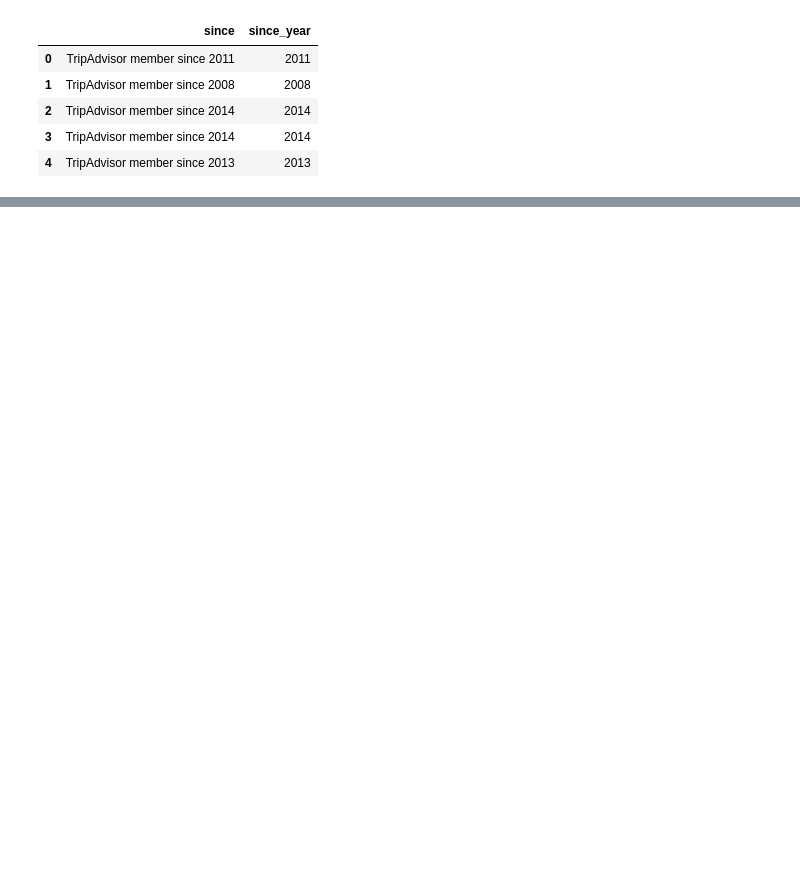
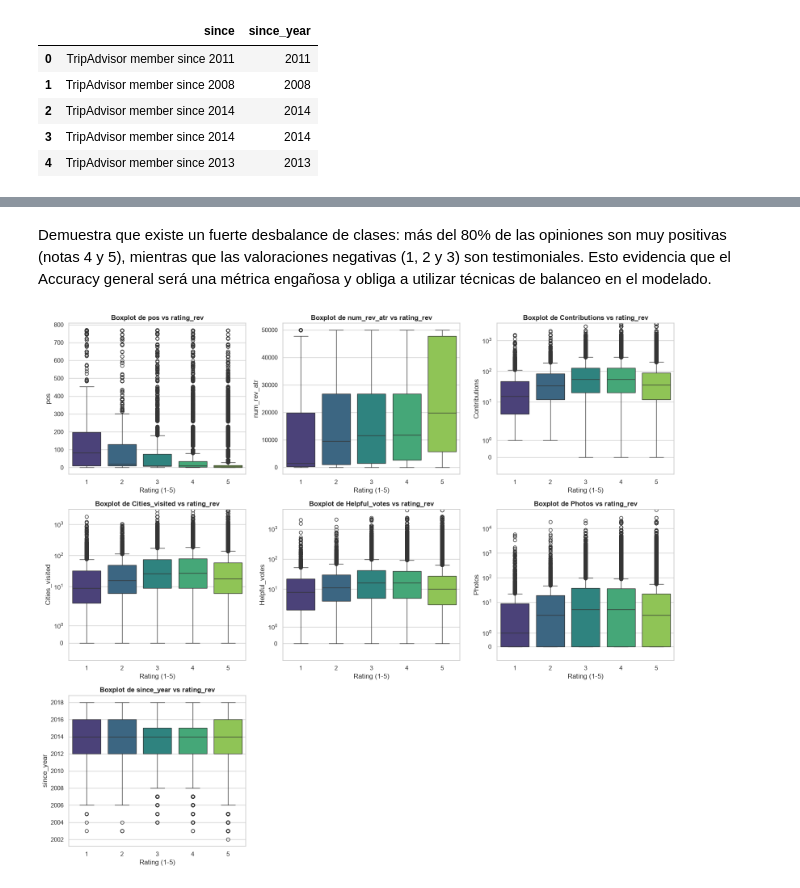
Before and after one commit to LosPValor/AyudanteDeViaje, a Jupyter notebook: CDT_octubre26b.ipynb, the cells around one changed output, grey strips where cells are left out. Saved outputs shown, nothing was run; the diff lists cells and outputs as text; code cells hidden in the pictures; blank space fills up the shorter version.

Commit message:
finish model

```diff
--- a/CDT_octubre26b.ipynb
+++ b/CDT_octubre26b.ipynb
@@ -246,0 +338,39 @@ variable_target = 'rating_rev'
+# %% [markdown]
+Demuestra que existe un fuerte desbalance de clases: más del 80% de las opiniones son muy positivas (notas 4 y 5), mientras que las valoraciones negativas (1, 2 y 3) son testimoniales. Esto evidencia que el Accuracy general será una métrica engañosa y obliga a utilizar técnicas de balanceo en el modelado.
+# %%
+import matplotlib.pyplot as plt
+import seaborn as sns
+import warnings
+warnings.filterwarnings('ignore')
+
+# Definir solo las variables numéricas explicativas para los boxplots
+variables_numericas = [
+    'pos', 'num_rev_atr', 'Contributions', 'Cities_visited',
+    'Helpful_votes', 'Photos', 'since_year'
+]
+
+# Configurar el lienzo (subplots de 3x3)
+sns.set_theme(style="whitegrid")
+fig, axes = plt.subplots(3, 3, figsize=(16, 14))
+axes = axes.flatten()
+
+# Generar un boxplot para cada variable numérica segmentado por el rating usando df_ml
+for i, var in enumerate(variables_numericas):
+    sns.boxplot(x='rating_rev', y=var, data=df_ml, ax=axes[i], palette='viridis')
+    axes[i].set_title(f'Boxplot de {var} vs rating_rev', fontweight='bold')
+    axes[i].set_xlabel('Rating (1-5)')
+    axes[i].set_ylabel(var)
+
+    # Aplicar escala logarítmica a variables con alta dispersión y forzar inicio en 0
+    if var in ['Contributions', 'Helpful_votes', 'Photos', 'Cities_visited']:
+        axes[i].set_yscale('symlog')
+        axes[i].set_ylim(bottom=-1)
+
+# Eliminar los gráficos vacíos sobrantes en la cuadrícula de 3x3
+for j in range(len(variables_numericas), len(axes)):
+    fig.delaxes(axes[j])
+
+plt.tight_layout()
+plt.show()
+# %% [output]
+[figure, added]
```
Also changed, not shown: parts of 43 cells of this notebook, 4 other files.
